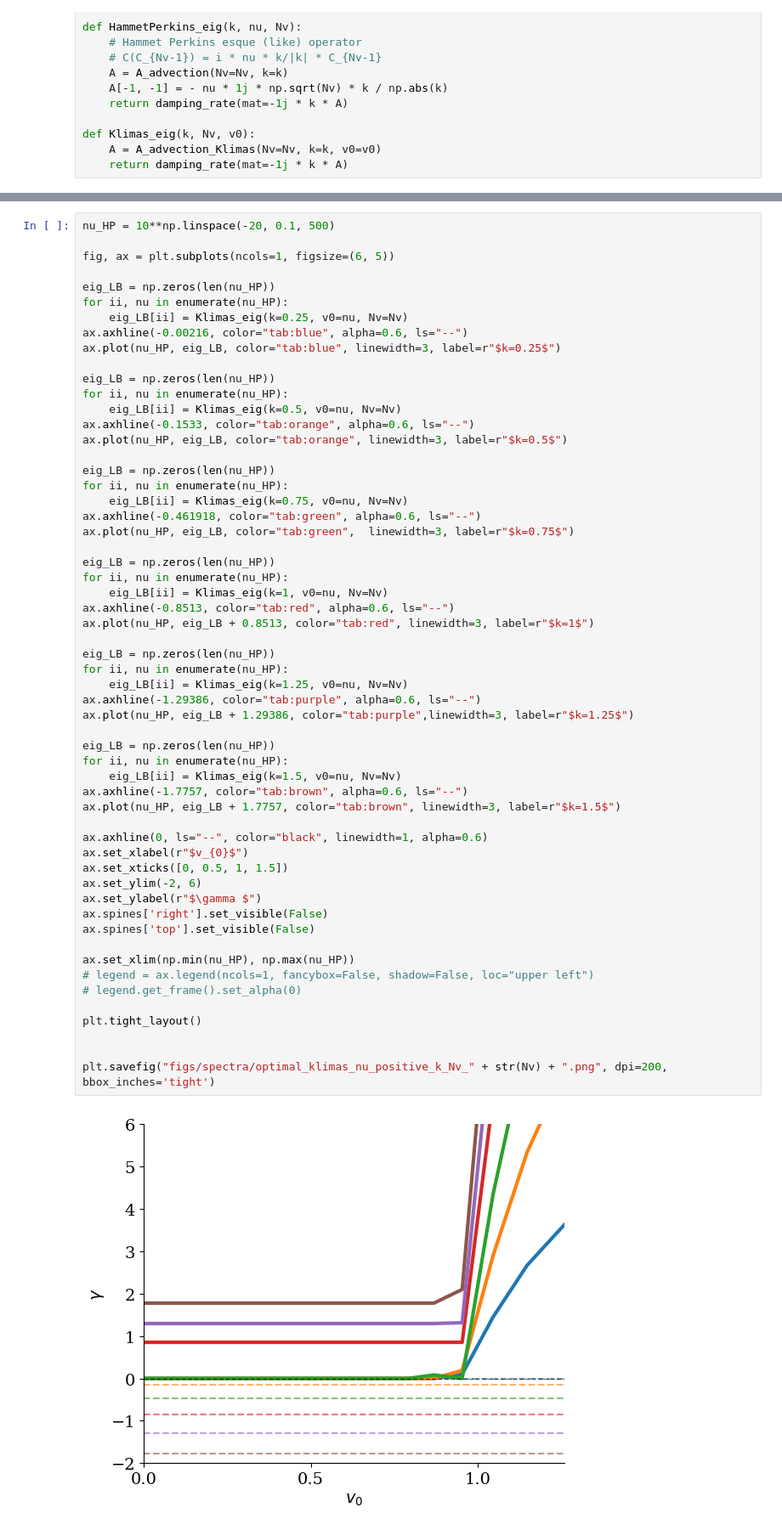
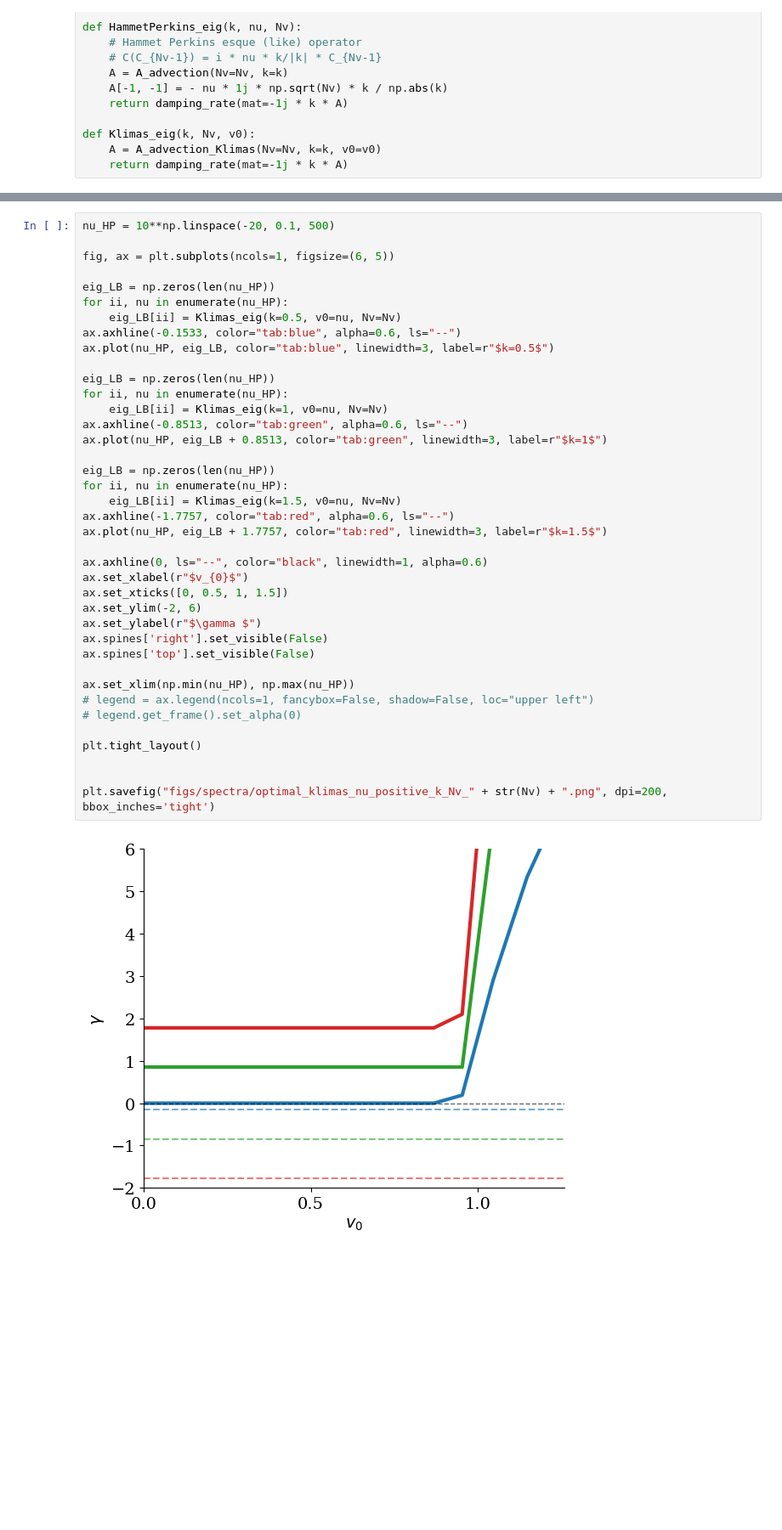
Before and after one commit to opaliss/Vlasov_Hermite_recurrence_study, a Jupyter notebook: aw_hermite/spectrum analysis_Nv_small.ipynb, the cells around one changed output, grey strips where cells are left out. Shown at 85% size. Drawn from its saved outputs; the diff is of its cells as text; blank space fills up the shorter version.

```diff
--- a/aw_hermite/spectrum analysis_Nv_small.ipynb
+++ b/aw_hermite/spectrum analysis_Nv_small.ipynb
@@ -655,55 +714,37 @@ fig, ax = plt.subplots(ncols=1, figsize=(6, 5))
 
 eig_LB = np.zeros(len(nu_HP))
 for ii, nu in enumerate(nu_HP):
-    eig_LB[ii] = Klimas_eig(k=0.25, v0=nu, Nv=Nv)
-ax.axhline(-0.00216, color="tab:blue", alpha=0.6, ls="--")
-ax.plot(nu_HP, eig_LB, color="tab:blue", linewidth=3, label=r"$k=0.25$")
-
-eig_LB = np.zeros(len(nu_HP))
-for ii, nu in enumerate(nu_HP):
     eig_LB[ii] = Klimas_eig(k=0.5, v0=nu, Nv=Nv)
-ax.axhline(-0.1533, color="tab:orange", alpha=0.6, ls="--")
-ax.plot(nu_HP, eig_LB, color="tab:orange", linewidth=3, label=r"$k=0.5$")
-
-eig_LB = np.zeros(len(nu_HP))
-for ii, nu in enumerate(nu_HP):
-    eig_LB[ii] = Klimas_eig(k=0.75, v0=nu, Nv=Nv)
-ax.axhline(-0.461918, color="tab:green", alpha=0.6, ls="--")
-ax.plot(nu_HP, eig_LB, color="tab:green",  linewidth=3, label=r"$k=0.75$")
+ax.axhline(-0.1533, color="tab:blue", alpha=0.6, ls="--")
+ax.plot(nu_HP, eig_LB, color="tab:blue", linewidth=3, label=r"$k=0.5$")
 
 eig_LB = np.zeros(len(nu_HP))
 for ii, nu in enumerate(nu_HP):
     eig_LB[ii] = Klimas_eig(k=1, v0=nu, Nv=Nv)
-ax.axhline(-0.8513, color="tab:red", alpha=0.6, ls="--")
-ax.plot(nu_HP, eig_LB + 0.8513, color="tab:red", linewidth=3, label=r"$k=1$")
-
-eig_LB = np.zeros(len(nu_HP))
-for ii, nu in enumerate(nu_HP):
-    eig_LB[ii] = Klimas_eig(k=1.25, v0=nu, Nv=Nv)
-ax.axhline(-1.29386, color="tab:purple", alpha=0.6, ls="--")
-ax.plot(nu_HP, eig_LB + 1.29386, color="tab:purple",linewidth=3, label=r"$k=1.25$")
+ax.axhline(-0.8513, color="tab:green", alpha=0.6, ls="--")
+ax.plot(nu_HP, eig_LB + 0.8513, color="tab:green", linewidth=3, label=r"$k=1$")
 
 eig_LB = np.zeros(len(nu_HP))
 for ii, nu in enumerate(nu_HP):
     eig_LB[ii] = Klimas_eig(k=1.5, v0=nu, Nv=Nv)
-ax.axhline(-1.7757, color="tab:brown", alpha=0.6, ls="--")
-ax.plot(nu_HP, eig_LB + 1.7757, color="tab:brown", linewidth=3, label=r"$k=1.5$")
+ax.axhline(-1.7757, color="tab:red", alpha=0.6, ls="--")
+ax.plot(nu_HP, eig_LB + 1.7757, color="tab:red", linewidth=3, label=r"$k=1.5$")
 
 ax.axhline(0, ls="--", color="black", linewidth=1, alpha=0.6)
 ax.set_xlabel(r"$v_{0}$")
 ax.set_xticks([0, 0.5, 1, 1.5])
 ax.set_ylim(-2, 6)
 ax.set_ylabel(r"$\gamma $")
 ax.spines['right'].set_visible(False)
 ax.spines['top'].set_visible(False)
 
 ax.set_xlim(np.min(nu_HP), np.max(nu_HP))
 # legend = ax.legend(ncols=1, fancybox=False, shadow=False, loc="upper left")
 # legend.get_frame().set_alpha(0)
 
 plt.tight_layout()
 
 
 plt.savefig("figs/spectra/optimal_klimas_nu_positive_k_Nv_" + str(Nv) + ".png", dpi=200, bbox_inches='tight')
 # %% [output]
-[figure, old version]
+[figure, new version]
```
Also changed, not shown: parts of 1 cell of this notebook, 16 other files.
